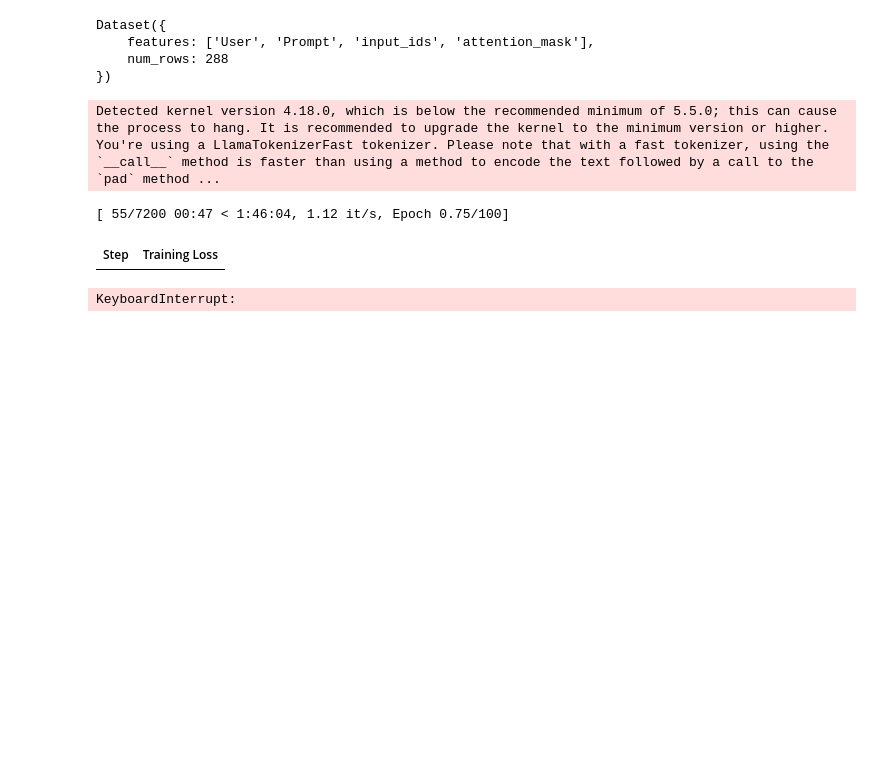
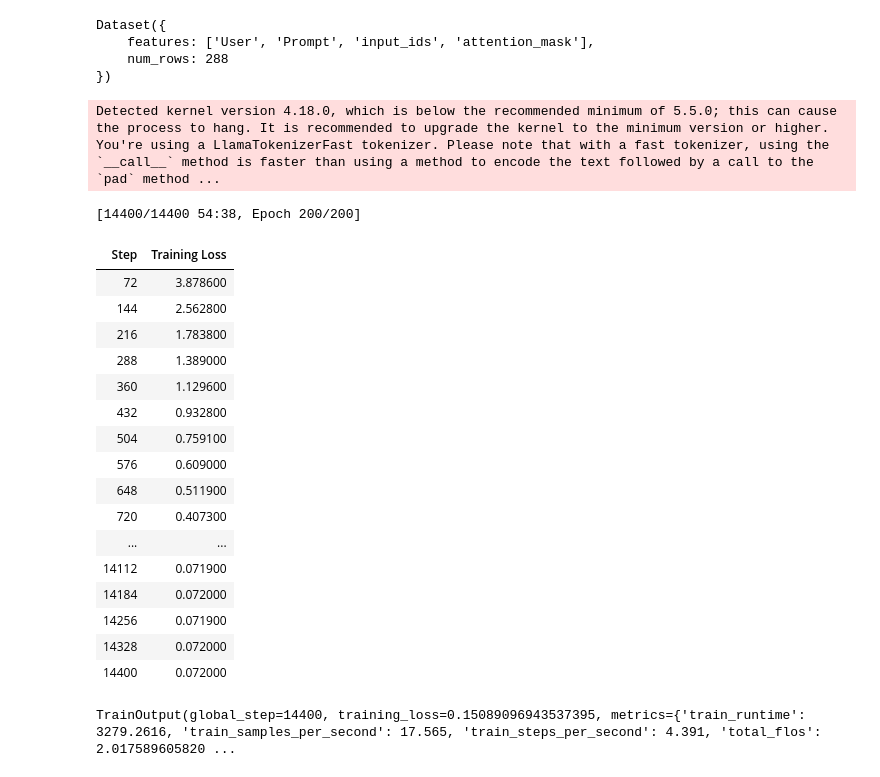
Before and after one commit to mahihossain/LLM_Emotion, a Jupyter notebook: Experiments/fine_tuning_lora.ipynb, the cells around one changed output. Drawn from its saved outputs; the diff is of its cells as text; code cells hidden in the pictures; blank space fills up the shorter version.

```diff
--- a/Experiments/fine_tuning_lora.ipynb
+++ b/Experiments/fine_tuning_lora.ipynb
@@ -24,11 +26,12 @@ from transformers import (
 
 from trl import SFTTrainer
 # %%
-MODEL_NAME = "../models/llama-2-70b-hf-quantized-4bits/"
+MODEL_NAME = "../models/Llama-2-7b-chat-hf/"
 
 model = AutoModelForCausalLM.from_pretrained(MODEL_NAME, device_map="auto")
-tokenizer = AutoTokenizer.from_pretrained(MODEL_NAME)
+tokenizer = AutoTokenizer.from_pretrained(MODEL_NAME, trust_remote_code=True)
 tokenizer.pad_token = tokenizer.eos_token
+tokenizer.padding_side = "right"
 # %%
 def print_trainable_parameters(model):
   """
@@ -109,34 +112,50 @@ training_args = transformers.TrainingArguments(
     output_dir="./saves",
     num_train_epochs=200,
     per_device_train_batch_size=4,
     gradient_accumulation_steps=1,
     optim="paged_adamw_32bit",
     save_strategy="epoch",
     logging_strategy="epoch",
     logging_steps=1,
-    learning_rate=2e-5,
+    learning_rate=2e-4,
     weight_decay=0.001,
     fp16=False,
     bf16=False,
     max_grad_norm=0.3,
     max_steps=-1,
     warmup_ratio=0.03,
     group_by_length=True,
     lr_scheduler_type="cosine",
 )
 
 trainer = transformers.Trainer(
     model=model,
     train_dataset=data,
     args=training_args,
     data_collator=transformers.DataCollatorForLanguageModeling(tokenizer, mlm=False)
 )
 model.config.use_cache = False
 trainer.train()
 # %% [output]
 Detected kernel version 4.18.0, which is below the recommended minimum of 5.5.0; this can cause the process to hang. It is recommended to upgrade the kernel to the minimum version or higher.
 You're using a LlamaTokenizerFast tokenizer. Please note that with a fast tokenizer, using the `__call__` method is faster than using a method to encode the text followed by a call to the `pad` method ...
-[ 55/7200 00:47 < 1:46:04, 1.12 it/s, Epoch 0.75/100]
+[14400/14400 54:38, Epoch 200/200]
 | Step | Training Loss |
+| 72 | 3.878600 |
+| 144 | 2.562800 |
+| 216 | 1.783800 |
+| 288 | 1.389000 |
+| 360 | 1.129600 |
+| 432 | 0.932800 |
+| 504 | 0.759100 |
+| 576 | 0.609000 |
+| 648 | 0.511900 |
+| 720 | 0.407300 |
+| ... | ... |
+| 14112 | 0.071900 |
+| 14184 | 0.072000 |
+| 14256 | 0.071900 |
+| 14328 | 0.072000 |
+| 14400 | 0.072000 |
-KeyboardInterrupt:
+TrainOutput(global_step=14400, training_loss=0.15089096943537395, metrics={'train_runtime': 3279.2616, 'train_samples_per_second': 17.565, 'train_steps_per_second': 4.391, 'total_flos': 2.017589605820 ...
 # %%
```
Also changed, not shown: parts of 3 cells of this notebook, 3 other files.
